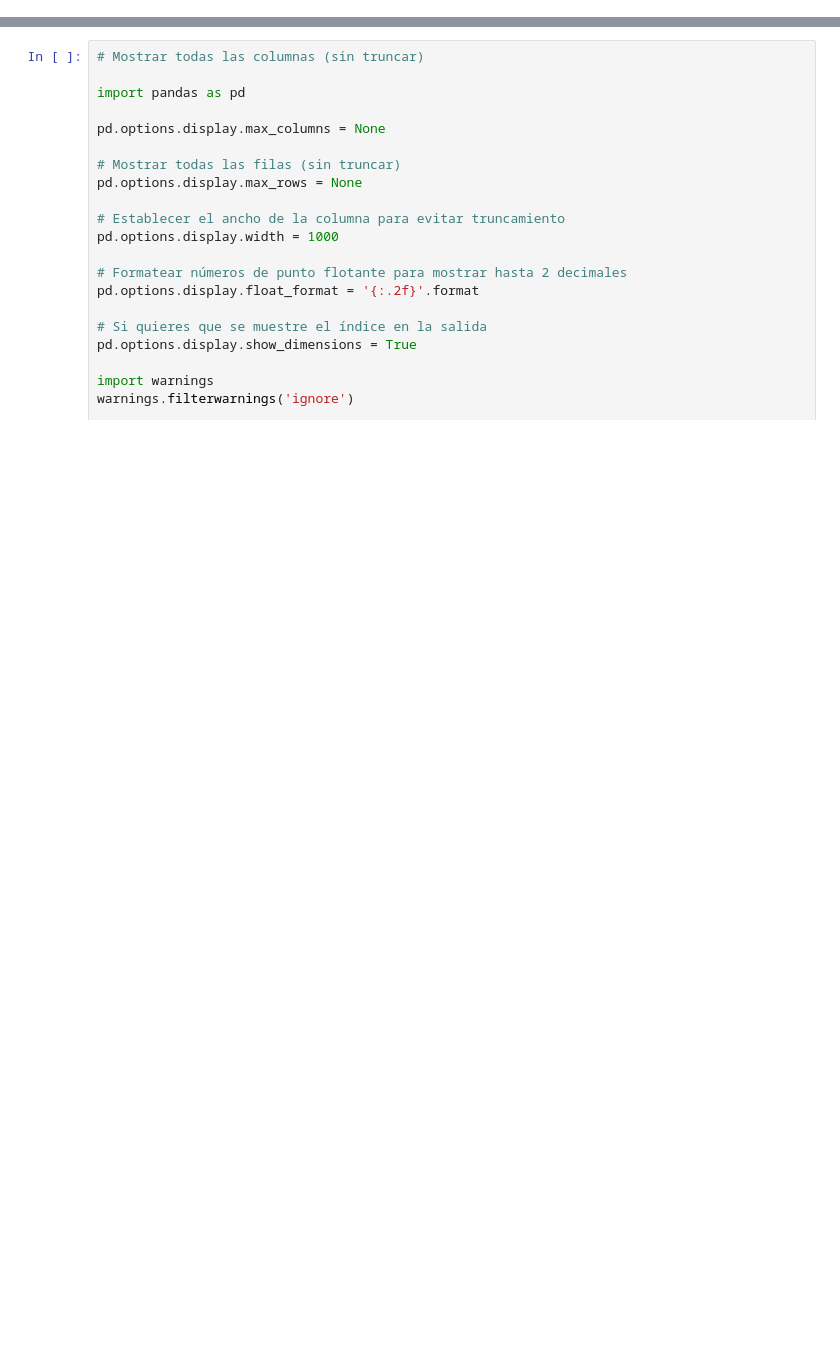
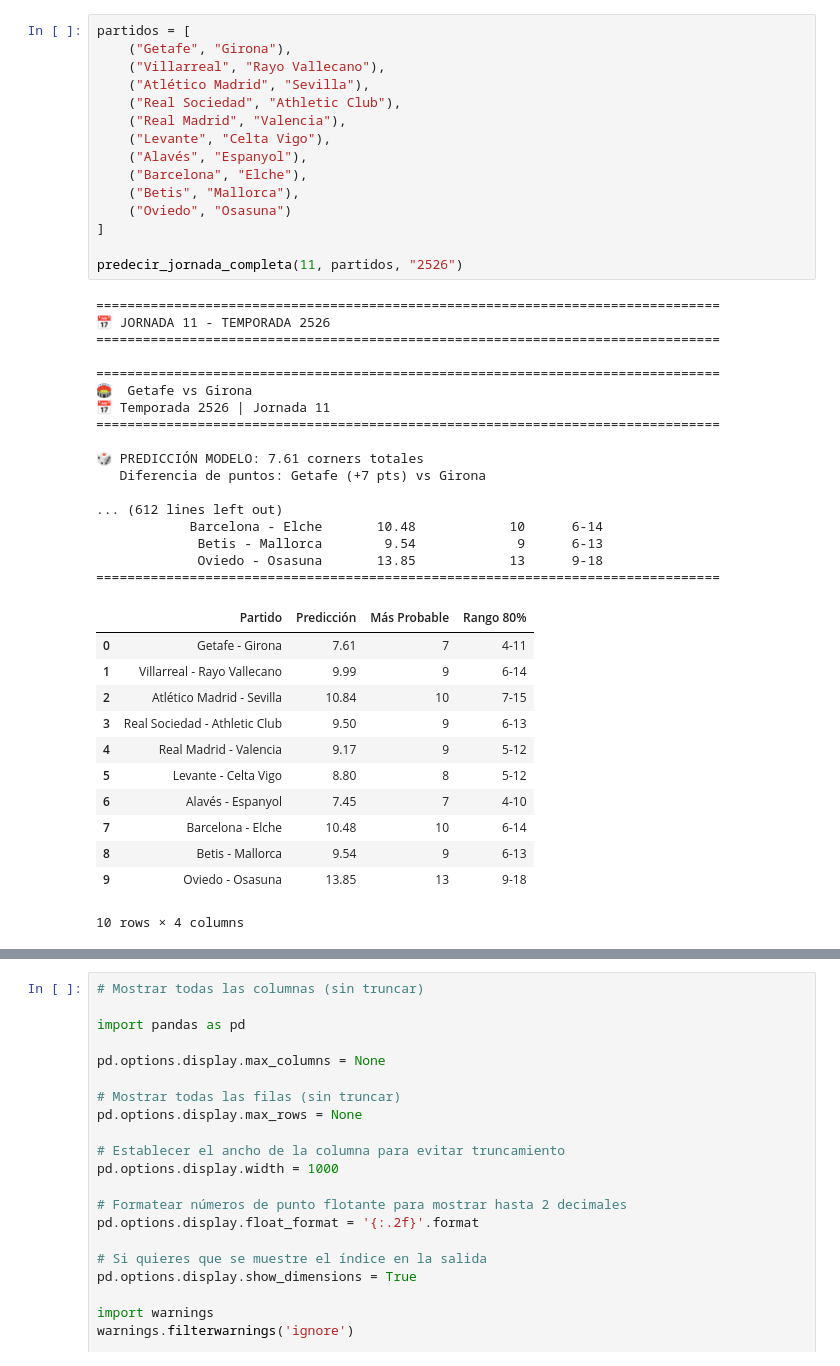
Before and after one commit to danielsaed/futbol_corners_forecast, a Jupyter notebook: testest.ipynb, the cells around one changed output, grey strips where cells are left out. Drawn from its saved outputs; the diff is of its cells as text; blank space fills up the shorter version.

```diff
--- a/testest.ipynb
+++ b/testest.ipynb
@@ -0,0 +735,45 @@
+# %%
+partidos = [
+    ("Getafe", "Girona"),
+    ("Villarreal", "Rayo Vallecano"),
+    ("Atlético Madrid", "Sevilla"),
+    ("Real Sociedad", "Athletic Club"),
+    ("Real Madrid", "Valencia"),
+    ("Levante", "Celta Vigo"),
+    ("Alavés", "Espanyol"),
+    ("Barcelona", "Elche"),
+    ("Betis", "Mallorca"),
+    ("Oviedo", "Osasuna")
+]
+
+predecir_jornada_completa(11, partidos, "2526")
+# %% [output]
+================================================================================
+📅 JORNADA 11 - TEMPORADA 2526
+================================================================================
+
+================================================================================
+🏟️  Getafe vs Girona
+📅 Temporada 2526 | Jornada 11
+================================================================================
+
+🎲 PREDICCIÓN MODELO: 7.61 corners totales
+   Diferencia de puntos: Getafe (+7 pts) vs Girona
+
+... (612 lines left out)
+            Barcelona - Elche       10.48            10      6-14
+             Betis - Mallorca        9.54             9      6-13
+             Oviedo - Osasuna       13.85            13      9-18
+================================================================================
+|  | Partido | Predicción | Más Probable | Rango 80% |
+| 0 | Getafe - Girona | 7.61 | 7 | 4-11 |
+| 1 | Villarreal - Rayo Vallecano | 9.99 | 9 | 6-14 |
+| 2 | Atlético Madrid - Sevilla | 10.84 | 10 | 7-15 |
+| 3 | Real Sociedad - Athletic Club | 9.50 | 9 | 6-13 |
+| 4 | Real Madrid - Valencia | 9.17 | 9 | 5-12 |
+| 5 | Levante - Celta Vigo | 8.80 | 8 | 5-12 |
+| 6 | Alavés - Espanyol | 7.45 | 7 | 4-10 |
+| 7 | Barcelona - Elche | 10.48 | 10 | 6-14 |
+| 8 | Betis - Mallorca | 9.54 | 9 | 6-13 |
+| 9 | Oviedo - Osasuna | 13.85 | 13 | 9-18 |
+10 rows × 4 columns
```
Also changed, not shown: parts of 18 cells of this notebook.
